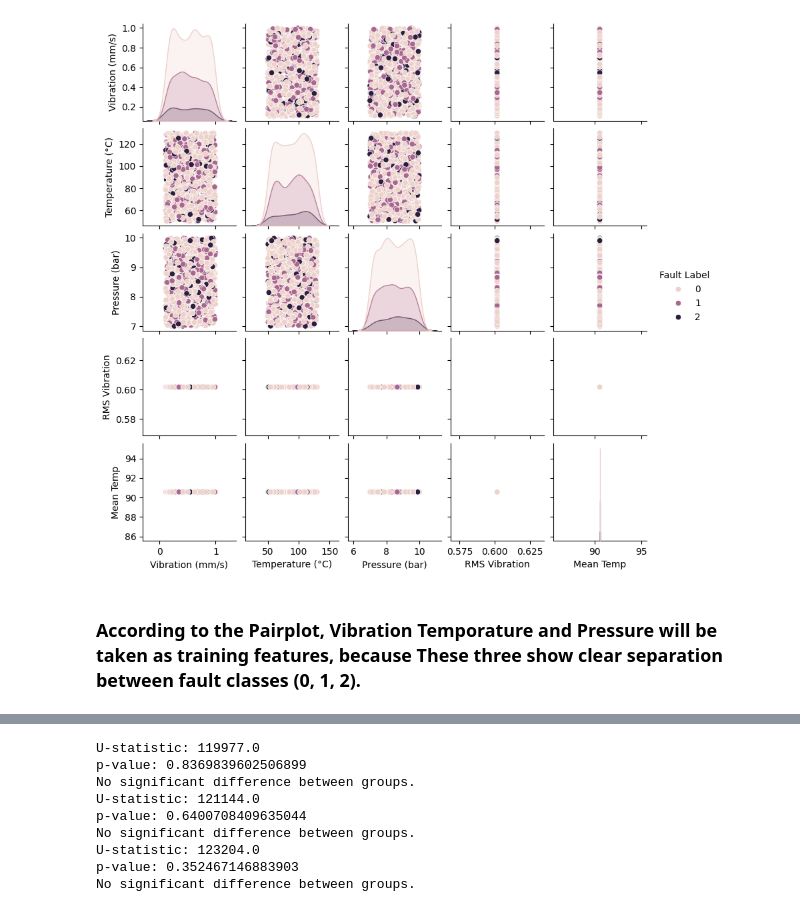
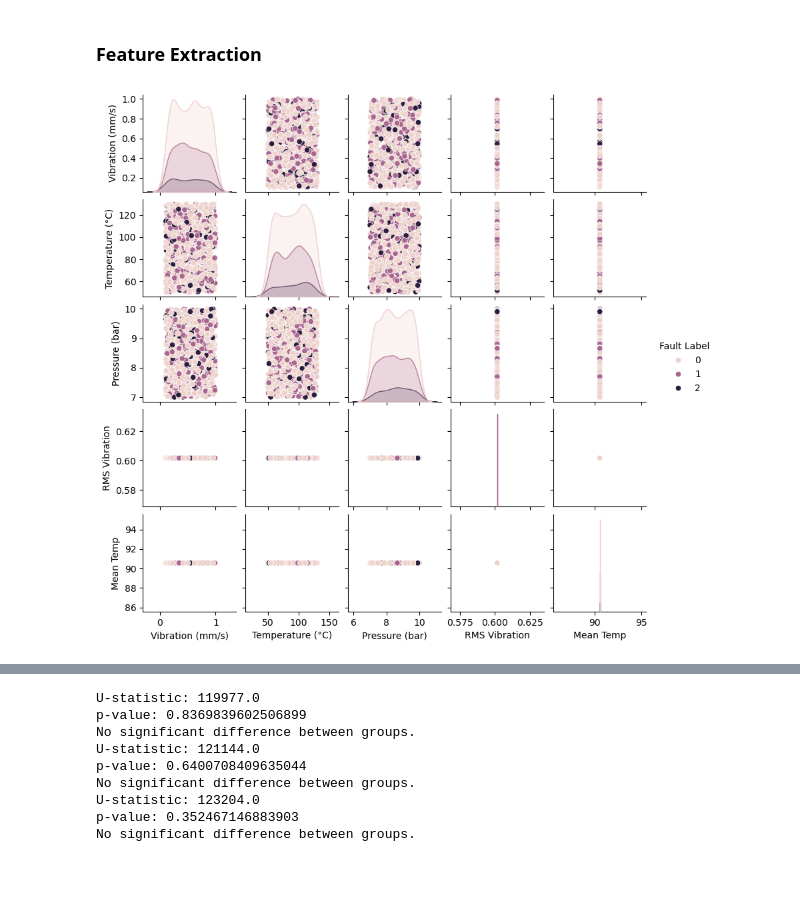
Before and after one commit to Lakshan15308/AppliedMLProject, a Jupyter notebook: AML_project.ipynb, the cells around one changed output, grey strips where cells are left out. Saved outputs shown, nothing was run; the diff lists cells and outputs as text; code cells hidden in the pictures; blank space fills up the shorter version.

```diff
--- a/AML_project.ipynb
+++ b/AML_project.ipynb
@@ -83,17 +105,12 @@ df['Fault Type'] = df['Fault Label'].map(label_mapping)
+# %% [markdown]
+### **Feature Extraction**
 # %%
-feature_cols = ['Vibration (mm/s)', 'Temperature (°C)', 'Pressure (bar)', 'RMS Vibration', 'Mean Temp']
-pair_df = df[feature_cols + ['Fault Label']]
+#Feature Extraction
+Feature_cols = ['Vibration (mm/s)', 'Temperature (°C)', 'Pressure (bar)', 'RMS Vibration', 'Mean Temp']
+pair_df = df[Feature_cols + ['Fault Label']]
 
-Features= ['Vibration (mm/s)', 'Temperature (°C)', 'Pressure (bar)']
-pair_df2 = df[Features + ['Fault Label']]
-
-sns.pairplot(pair_df, hue='Fault Label',diag_kind='kde', height=1.7)
+sns.pairplot(df, hue='Fault Label',diag_kind='kde', height=1.7)
 
 plt.show()
-
-## According to the Pairplot, Vibration Temporature and Pressure will be taken as training features,
-## because These three show clear separation between fault classes (0, 1, 2).
 # %% [output]
-[figure, old version]
+[figure, new version]
-# %% [markdown]
-### According to the Pairplot, Vibration Temporature and Pressure will be taken as training features, because These three show clear separation between fault classes (0, 1, 2).
```
Also changed, not shown: parts of 30 cells of this notebook, 1 other file.
